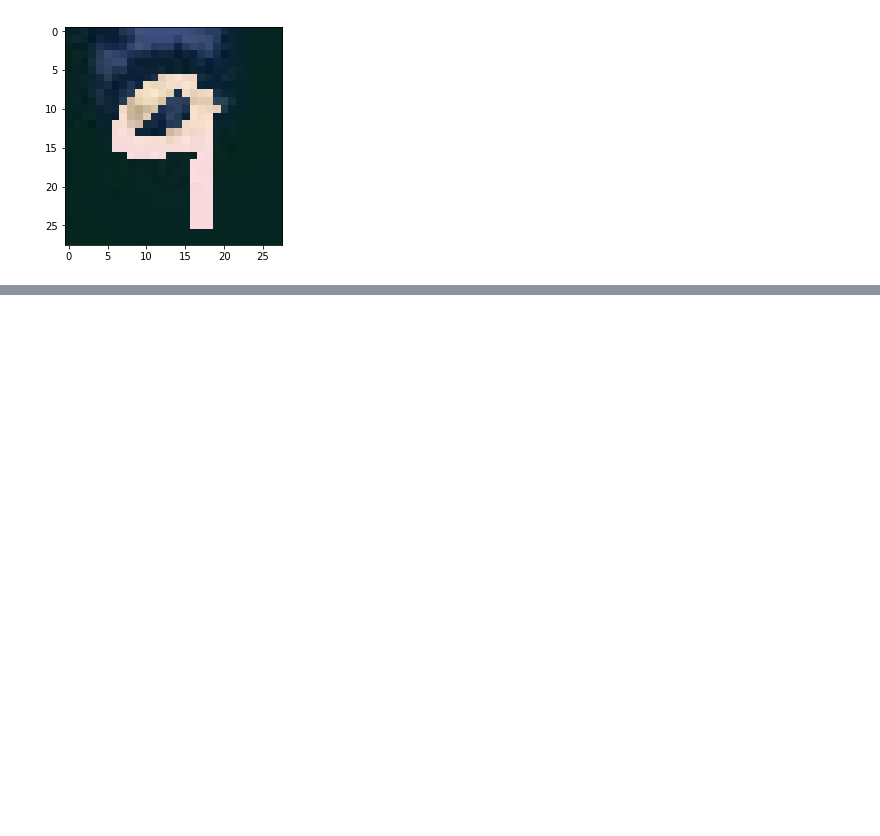
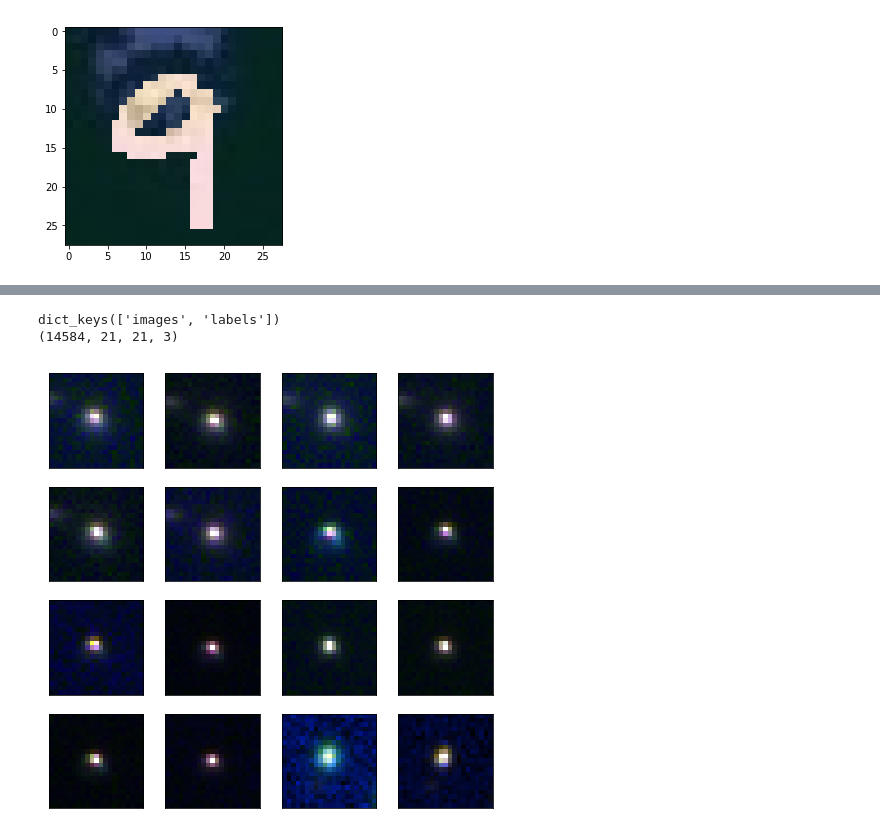
Before and after one commit to dario617/tf-dann, a Jupyter notebook: Dataset overview.ipynb, the cells around one changed output, grey strips where cells are left out. Drawn from its saved outputs; the diff is of its cells as text; code cells hidden in the pictures; blank space fills up the shorter version.

```diff
--- a/Dataset overview.ipynb
+++ b/Dataset overview.ipynb
@@ -164,0 +196,9 @@ plt.imshow(mnistm_train[8])
+# %%
+target_el = pkl.load(open('./Datasets/Datael4106/target_domain.pkl', 'rb'))
+print(target_el.keys())
+print(target_el['images'].shape)
+plot_image_grid(target_el['images'][16:32])
+# %% [output]
+dict_keys(['images', 'labels'])
+(14584, 21, 21, 3)
+[figure, added]
```
Also changed, not shown: parts of 4 cells of this notebook, 2 other files.
